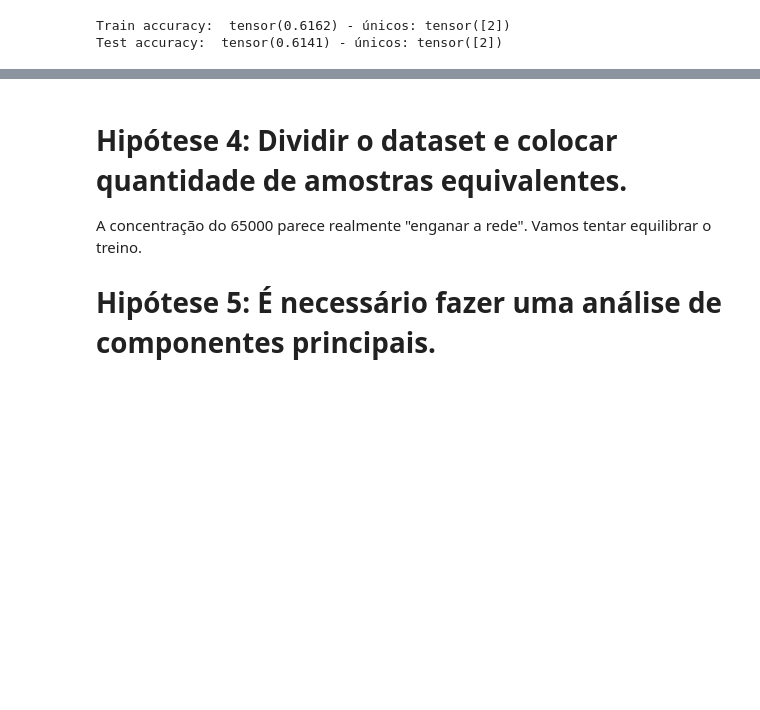
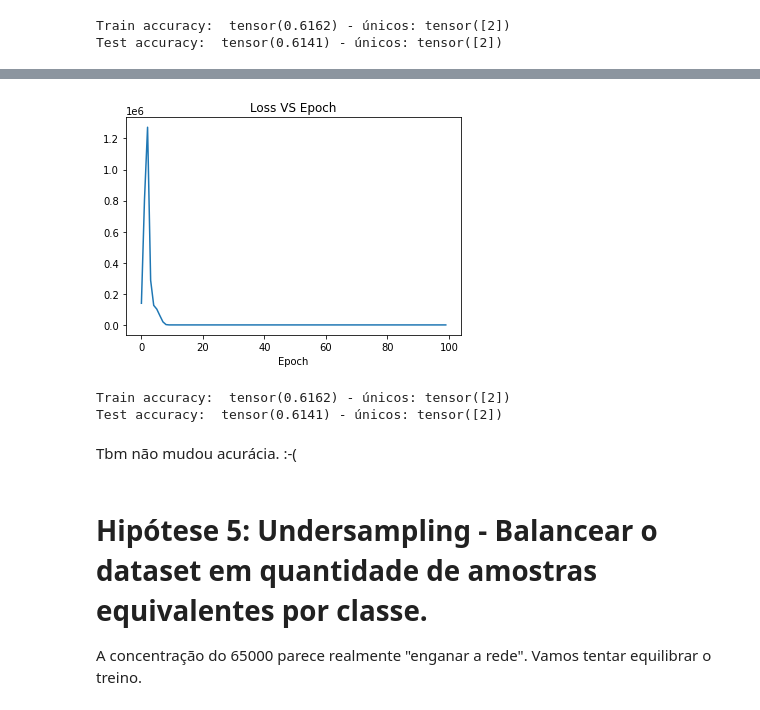
Before and after one commit to jopapo/pos_datascience_redesneurais_tf, a Jupyter notebook: tf.ipynb, the cells around one changed output, grey strips where cells are left out. Saved outputs shown, nothing was run; the diff lists cells and outputs as text; code cells hidden in the pictures; blank space fills up the shorter version.

```diff
--- a/tf.ipynb
+++ b/tf.ipynb
@@ -471,0 +537,27 @@ print_accuracy(model_v5, X_tr=X_train_4, y_tr=y_train_4, X_te=X_test_4, y_te=y_t
+# %%
+%%time
+
+class ANN_v6(nn.Module):
+    def __init__(self):
+        super().__init__()
+        self.fc1 = nn.Linear(in_features=len(category_columns), out_features=len(category_columns)*20)
+        self.fc2 = nn.Linear(in_features=len(category_columns)*20, out_features=len(category_columns)*10)
+        self.fc3 = nn.Linear(in_features=len(category_columns)*10, out_features=len(category_columns))
+        self.output = nn.Linear(in_features=len(category_columns), out_features=len(lithofacies))
+        self.dropout = nn.Dropout(0.25)
+
+    def forward(self, x):
+        x = F.relu(self.fc1(x))
+        x = self.dropout(x)
+        x = F.relu(self.fc2(x))
+        x = self.dropout(x)
+        x = F.relu(self.fc3(x))
+        x = self.dropout(x)
+        x = self.output(x)
+
+        return x
+
+# Treinando
+
+model_v6 = train_model(ANN_v6)
+# %% [output]
@@ -472,6 +575,12 @@ print_accuracy(model_v5, X_tr=X_train_4, y_tr=y_train_4, X_te=X_test_4, y_te=y_t
+[figure, added]
+# %%
+output_hidden_prediction(model_v6)
+print_accuracy(model_v6)
+# %% [output]
+Train accuracy:  tensor(0.6162) - únicos: tensor([2])
+Test accuracy:  tensor(0.6141) - únicos: tensor([2])
+# %% [markdown]
+Tbm não mudou acurácia. :-(
 # %% [markdown]
-
-# Hipótese 4: Dividir o dataset e colocar quantidade de amostras equivalentes.
+# Hipótese 5: Undersampling - Balancear o dataset em quantidade de amostras equivalentes por classe.
 A concentração do 65000 parece realmente "enganar a rede". Vamos tentar equilibrar o treino.
-
-# Hipótese 5: É necessário fazer uma análise de componentes principais.
```
Also changed, not shown: parts of 28 cells of this notebook.
